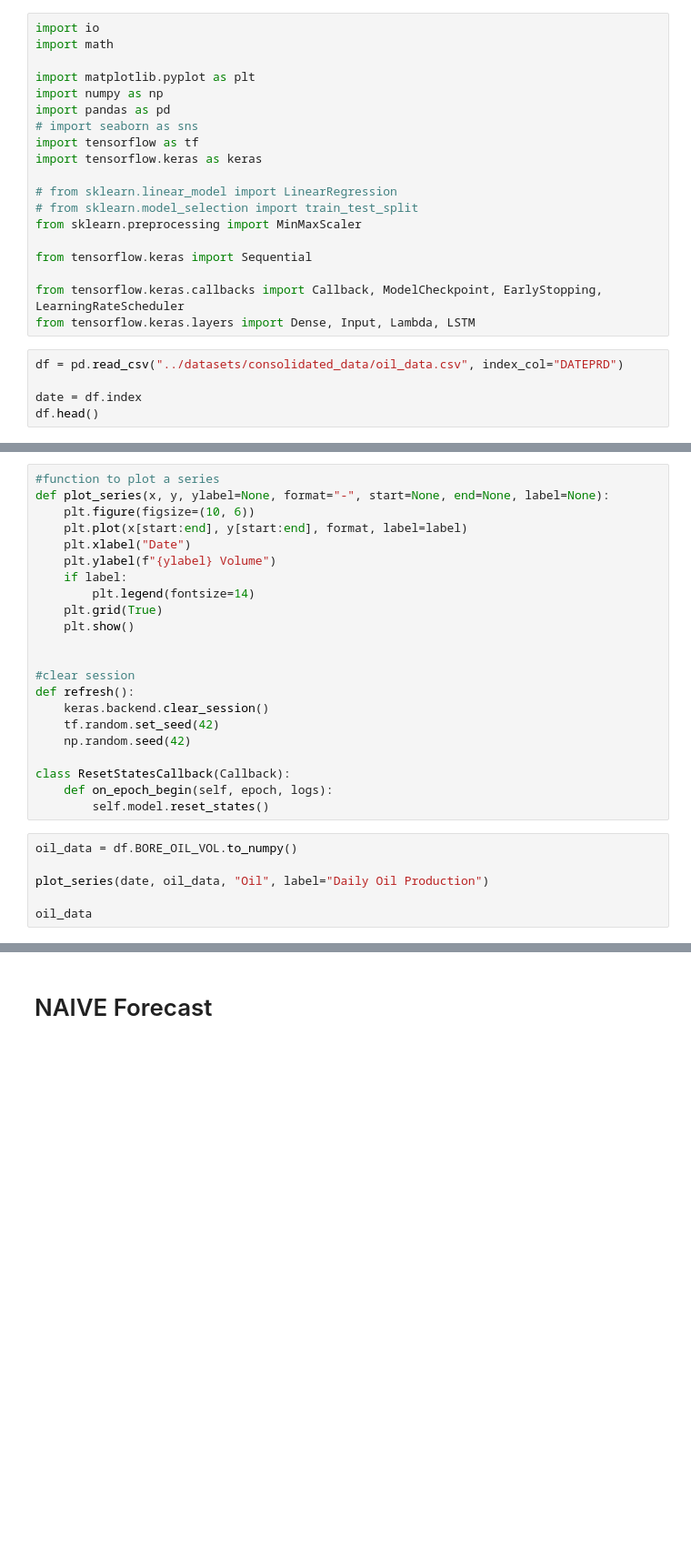
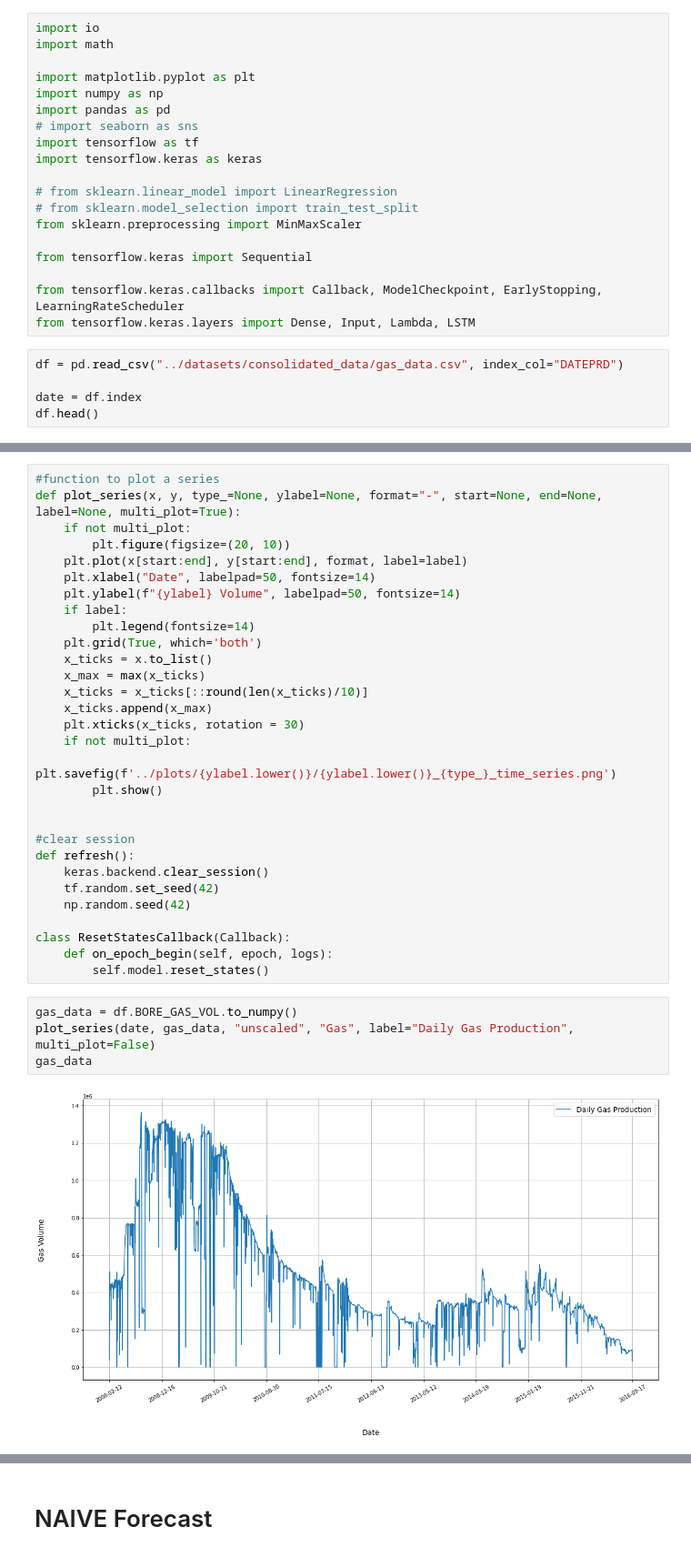
Before and after one commit to topefolorunso/NN-Based-Oil-Prediction-Model-w-Time-Series-Forecasting, a Jupyter notebook: models/gas_model.ipynb, the cells around one changed output, grey strips where cells are left out. Shown at 91% size. Drawn from its saved outputs; the diff is of its cells as text; blank space fills up the shorter version.

```diff
--- a/models/gas_model.ipynb
+++ b/models/gas_model.ipynb
@@ -18,7 +18,7 @@ from tensorflow.keras import Sequential
 from tensorflow.keras.callbacks import Callback, ModelCheckpoint, EarlyStopping, LearningRateScheduler
 from tensorflow.keras.layers import Dense, Input, Lambda, LSTM
 # %%
-df = pd.read_csv("../datasets/consolidated_data/oil_data.csv", index_col="DATEPRD")
+df = pd.read_csv("../datasets/consolidated_data/gas_data.csv", index_col="DATEPRD")
 
 date = df.index
 df.head()
@@ -25,14 +33,22 @@ df.head()
 # %%
 #function to plot a series
-def plot_series(x, y, ylabel=None, format="-", start=None, end=None, label=None):
-    plt.figure(figsize=(10, 6))
+def plot_series(x, y, type_=None, ylabel=None, format="-", start=None, end=None, label=None, multi_plot=True):
+    if not multi_plot:
+        plt.figure(figsize=(20, 10))
     plt.plot(x[start:end], y[start:end], format, label=label)
-    plt.xlabel("Date")
-    plt.ylabel(f"{ylabel} Volume")
+    plt.xlabel("Date", labelpad=50, fontsize=14)
+    plt.ylabel(f"{ylabel} Volume", labelpad=50, fontsize=14)
     if label:
         plt.legend(fontsize=14)
-    plt.grid(True)
-    plt.show()
+    plt.grid(True, which='both')
+    x_ticks = x.to_list()
+    x_max = max(x_ticks)
+    x_ticks = x_ticks[::round(len(x_ticks)/10)]
+    x_ticks.append(x_max)
+    plt.xticks(x_ticks, rotation = 30)
+    if not multi_plot:
+        plt.savefig(f'../plots/{ylabel.lower()}/{ylabel.lower()}_{type_}_time_series.png')
+        plt.show()
 
 
 #clear session
@@ -45,8 +61,8 @@ class ResetStatesCallback(Callback):
     def on_epoch_begin(self, epoch, logs):
         self.model.reset_states()
 # %%
-oil_data = df.BORE_OIL_VOL.to_numpy()
-
-plot_series(date, oil_data, "Oil", label="Daily Oil Production")
-
-oil_data
+gas_data = df.BORE_GAS_VOL.to_numpy()
+plot_series(date, gas_data, "unscaled", "Gas", label="Daily Gas Production", multi_plot=False)
+gas_data
+# %% [output]
+[figure, added]
```
Also changed, not shown: parts of 46 cells of this notebook, 35 other files.
